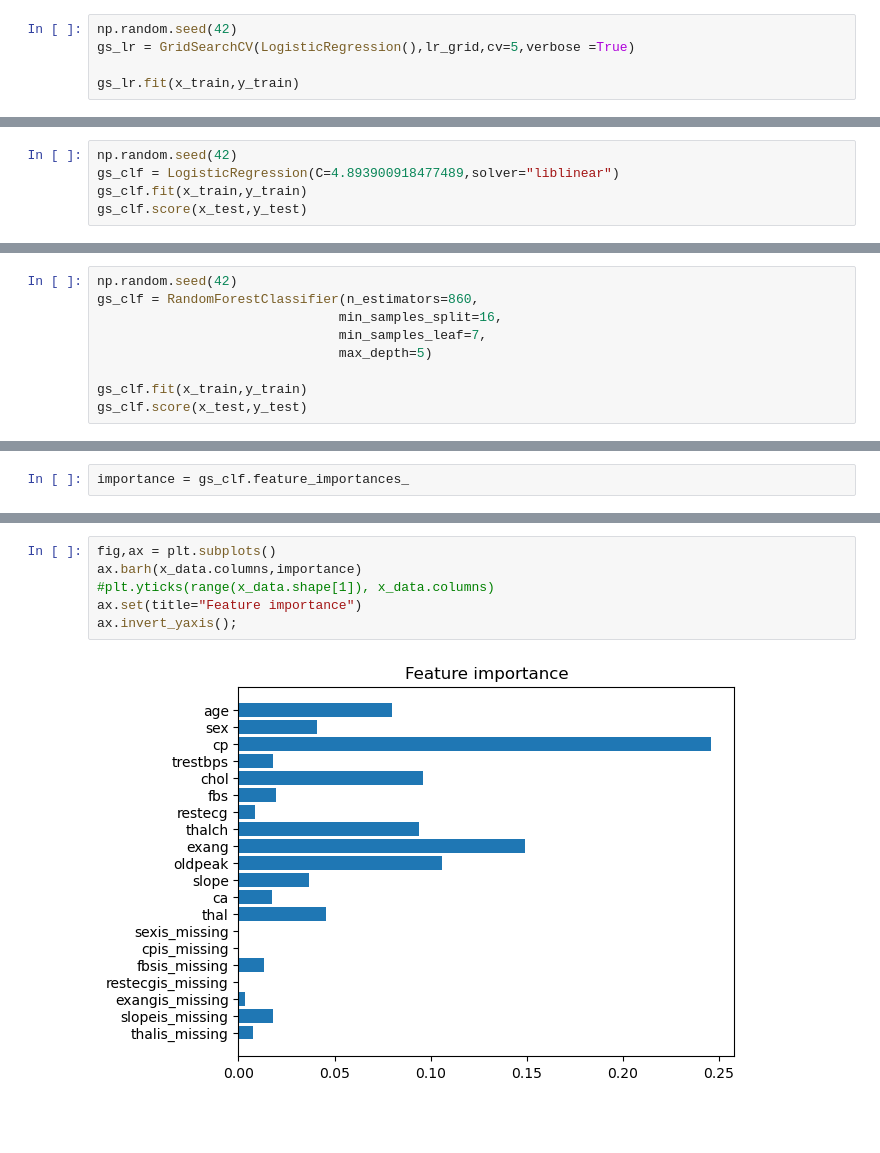
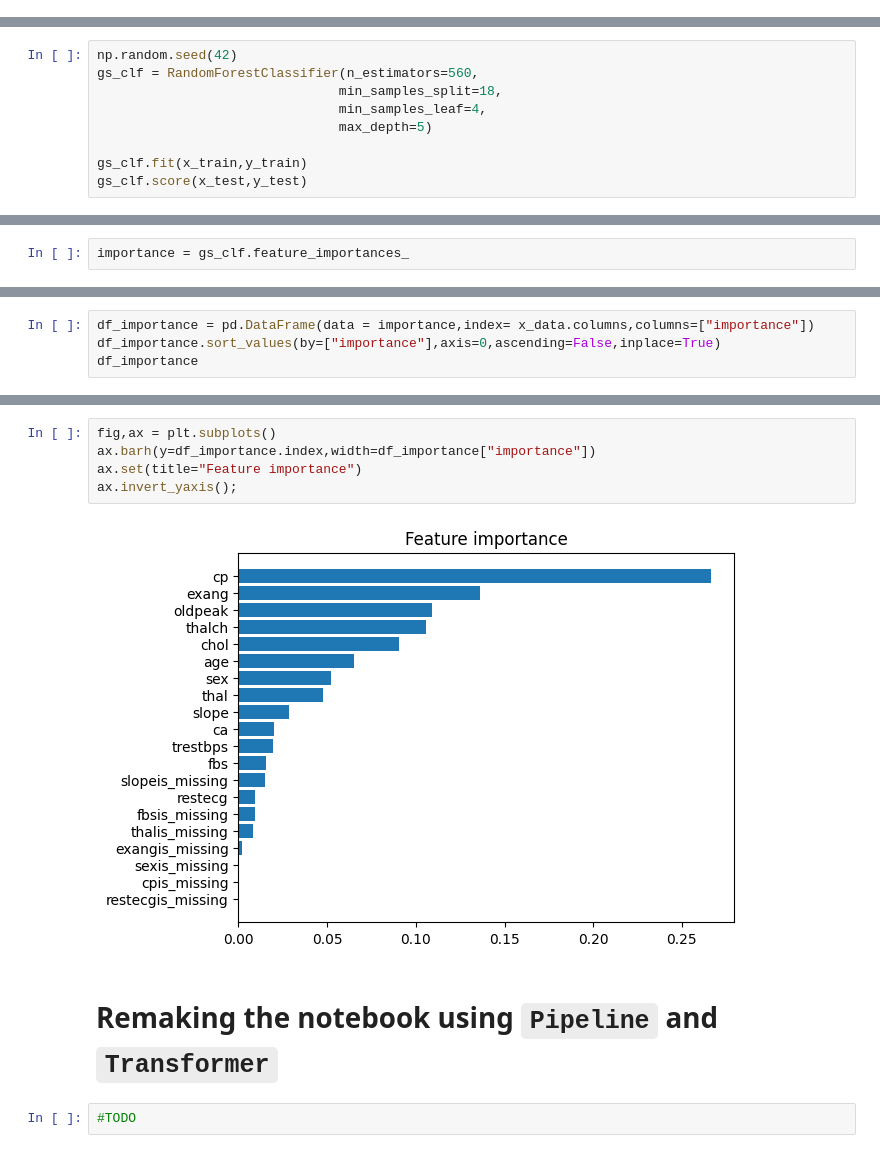
Before and after one commit to bernandogunawan/machine_learning_practices, a Jupyter notebook: end-to-end-heart-disease-classification.ipynb, the cells around one changed output, grey strips where cells are left out. Saved outputs shown, nothing was run; the diff lists cells and outputs as text; blank space fills up the shorter version.

```diff
--- a/end-to-end-heart-disease-classification.ipynb
+++ b/end-to-end-heart-disease-classification.ipynb
@@ -663,5 +621,0 @@ rf_grid = {"n_estimators": np.arange(800,900,50),
-# %%
-np.random.seed(42)
-gs_lr = GridSearchCV(LogisticRegression(),lr_grid,cv=5,verbose =True)
-
-gs_lr.fit(x_train,y_train)
@@ -685,5 +621,0 @@ gs_lr.best_params_
-# %%
-np.random.seed(42)
-gs_clf = LogisticRegression(C=4.893900918477489,solver="liblinear")
-gs_clf.fit(x_train,y_train)
-gs_clf.score(x_test,y_test)
@@ -717,8 +645,8 @@ gs_rf.best_params_
 # %%
 np.random.seed(42)
-gs_clf = RandomForestClassifier(n_estimators=860,
-                               min_samples_split=16,
-                               min_samples_leaf=7,
+gs_clf = RandomForestClassifier(n_estimators=560,
+                               min_samples_split=18,
+                               min_samples_leaf=4,
                                max_depth=5)
 
 gs_clf.fit(x_train,y_train)
@@ -855,3 +783,7 @@ Index(['age', 'sex', 'cp', 'trestbps', 'chol', 'fbs', 'restecg', 'thalch',
        'cpis_missing', 'fbsis_missing', 'restecgis_missing', 'exangis_missing',
        'slopeis_missing', 'thalis_missing'],
       dtype='object')
+# %%
+df_importance = pd.DataFrame(data = importance,index= x_data.columns,columns=["importance"])
+df_importance.sort_values(by=["importance"],axis=0,ascending=False,inplace=True)
+df_importance
@@ -858,8 +808,11 @@ Index(['age', 'sex', 'cp', 'trestbps', 'chol', 'fbs', 'restecg', 'thalch',
 # %%
 fig,ax = plt.subplots()
-ax.barh(x_data.columns,importance)
-#plt.yticks(range(x_data.shape[1]), x_data.columns)
+ax.barh(y=df_importance.index,width=df_importance["importance"])
 ax.set(title="Feature importance")
 ax.invert_yaxis();
 # %% [output]
-[figure, old version]
+[figure, new version]
+# %% [markdown]
+# Remaking the notebook using `Pipeline` and `Transformer`
+# %%
+#TODO
```
Also changed, not shown: parts of 41 cells of this notebook.
